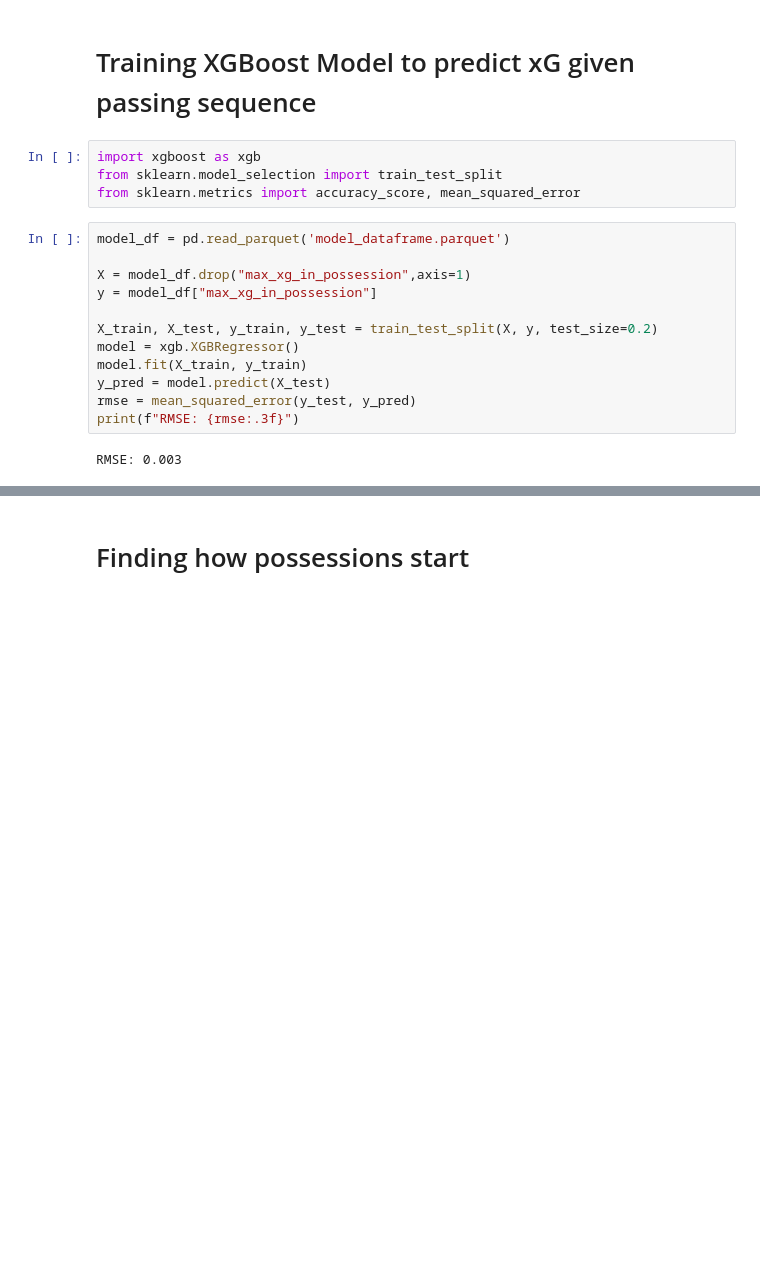
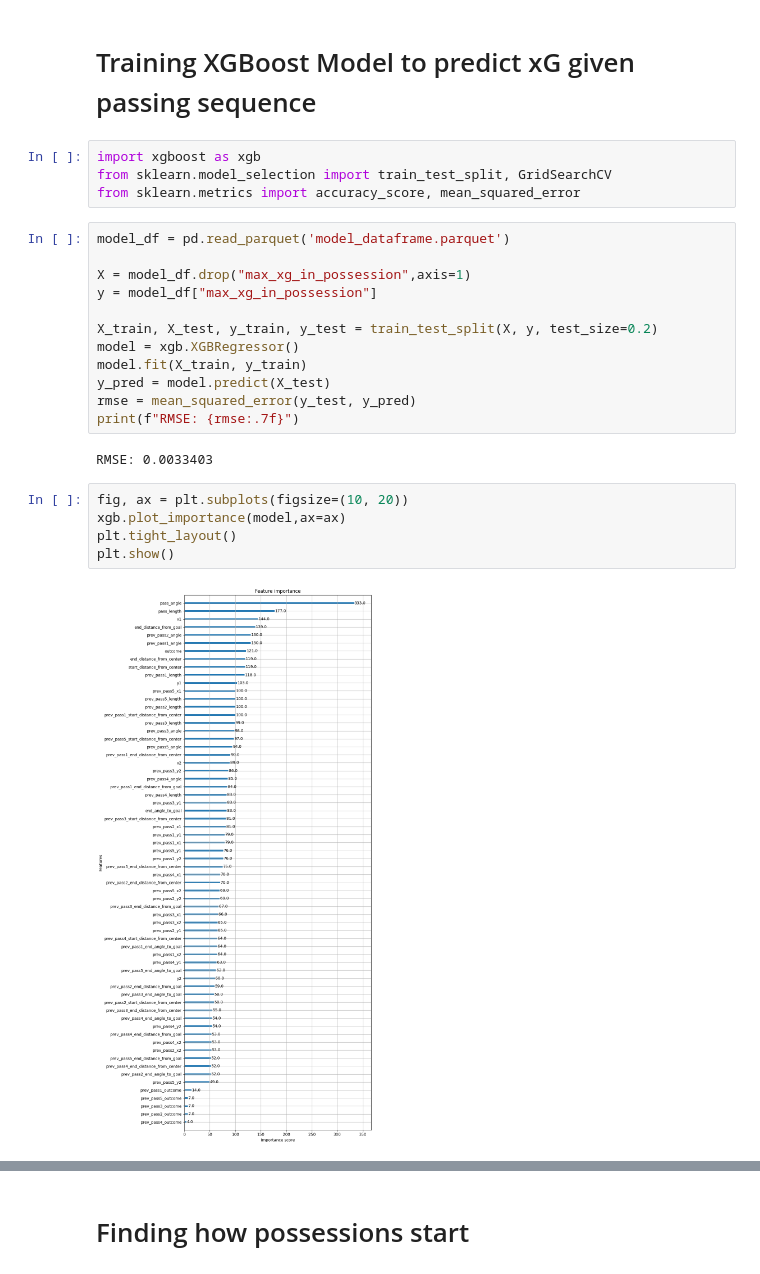
Before and after one commit to zcochran27/Soccer-Events-Analyzed, a Jupyter notebook: explore.ipynb, the cells around one changed output, grey strips where cells are left out. Drawn from its saved outputs; the diff is of its cells as text; blank space fills up the shorter version.

```diff
--- a/explore.ipynb
+++ b/explore.ipynb
@@ -696,7 +696,7 @@ model_df.to_parquet('model_dataframe.parquet',index=False,engine='pyarrow')
 # Training XGBoost Model to predict xG given passing sequence
 # %%
 import xgboost as xgb
-from sklearn.model_selection import train_test_split
+from sklearn.model_selection import train_test_split, GridSearchCV
 from sklearn.metrics import accuracy_score, mean_squared_error
 # %%
 model_df = pd.read_parquet('model_dataframe.parquet')
@@ -709,6 +709,13 @@ model = xgb.XGBRegressor()
 model.fit(X_train, y_train)
 y_pred = model.predict(X_test)
 rmse = mean_squared_error(y_test, y_pred)
-print(f"RMSE: {rmse:.3f}")
+print(f"RMSE: {rmse:.7f}")
 # %% [output]
-RMSE: 0.003
+RMSE: 0.0033403
+# %%
+fig, ax = plt.subplots(figsize=(10, 20))
+xgb.plot_importance(model,ax=ax)
+plt.tight_layout()
+plt.show()
+# %% [output]
+[figure, added]
```
Also changed, not shown: parts of 4 cells of this notebook.
